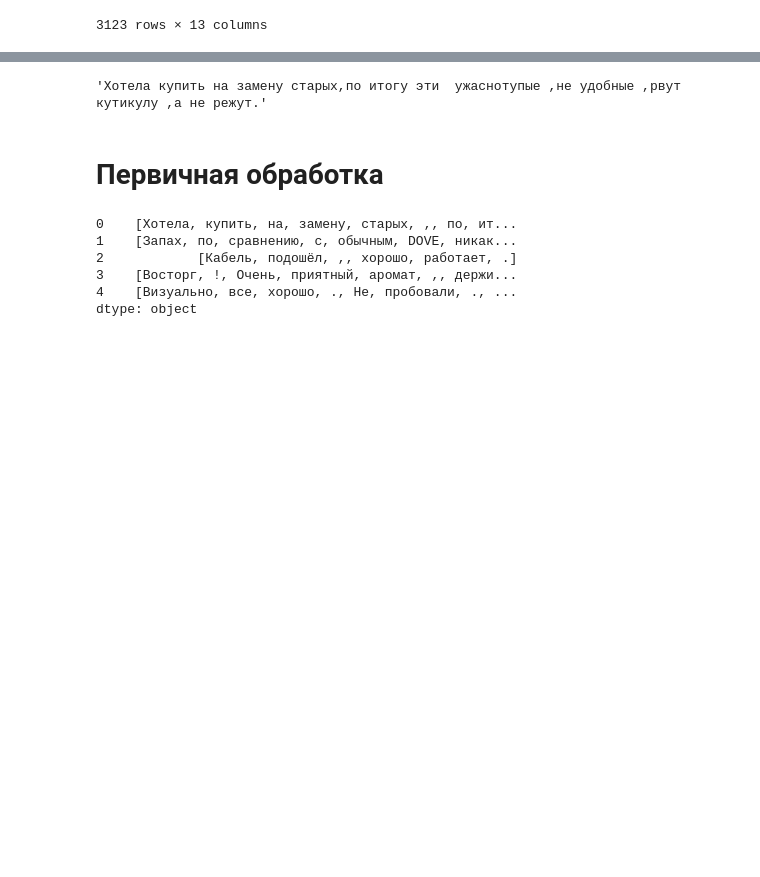
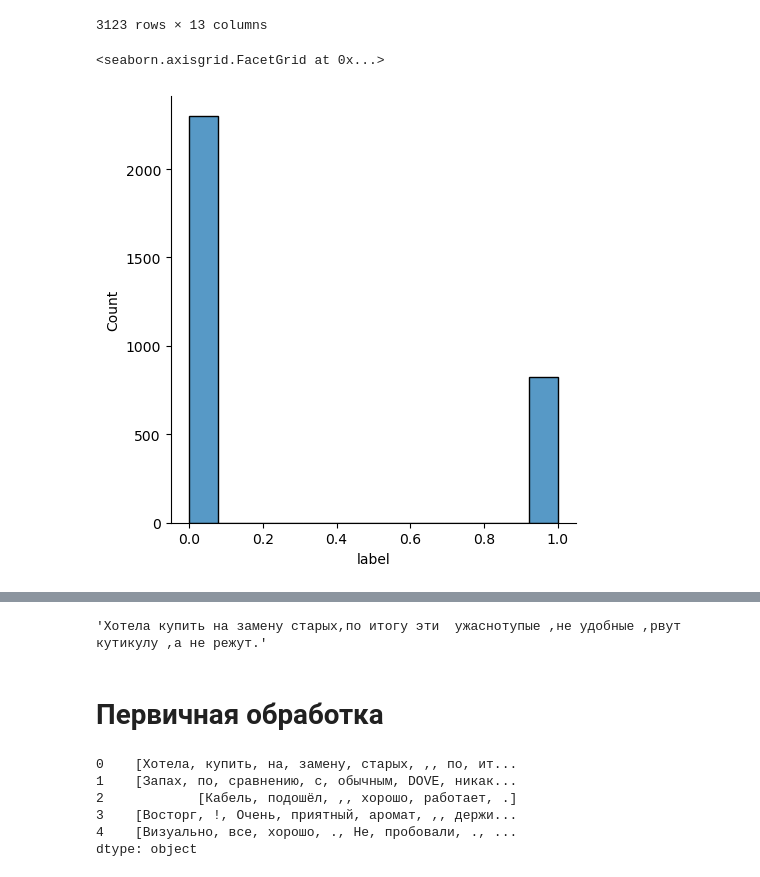
Before and after one commit to AVPankov0/WB_Task2, a Jupyter notebook: WB_Task2_Pankov.ipynb, the cells around one changed output, grey strips where cells are left out. Drawn from its saved outputs; the diff is of its cells as text; code cells hidden in the pictures; blank space fills up the shorter version.

```diff
--- a/WB_Task2_Pankov.ipynb
+++ b/WB_Task2_Pankov.ipynb
@@ -30,3 +31,8 @@ df
 | 3121 | 13059704988549832630 | 997055248102065549 | 12214993272083833542 | Спасибо, целая пришла. Хорошо упа... | 3 | 3 | 5.000000 | 205 | 19 | 4.648780 | 103 | ... |
 | 3122 | 11429810966213467017 | 1380541878847684914 | 11716132433518331197 | Бур нормальный, но выбрал другую ... | 42 | 29 | 4.809524 | 61 | 17 | 4.655738 | 54 | ... |
 3123 rows × 13 columns
+# %%
+sns.displot(df, x='label')
+# %% [output]
+<seaborn.axisgrid.FacetGrid at 0x...>
+[figure, added]
```
Also changed, not shown: parts of 8 cells of this notebook.
